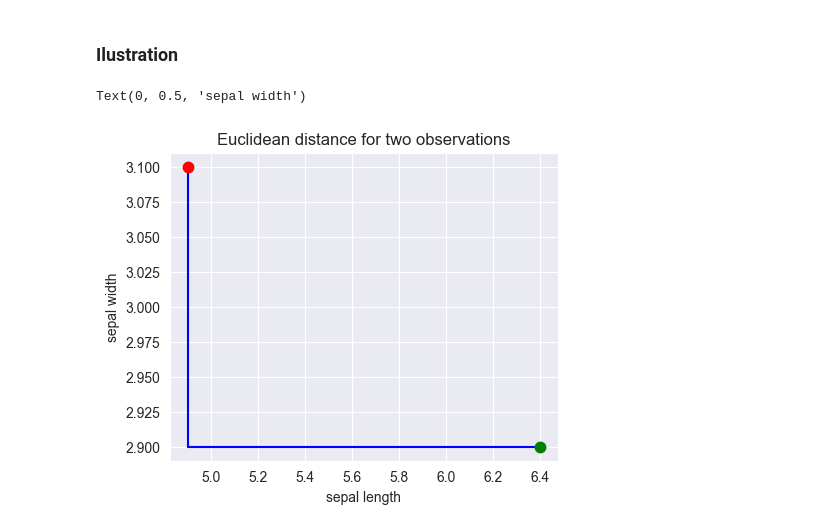
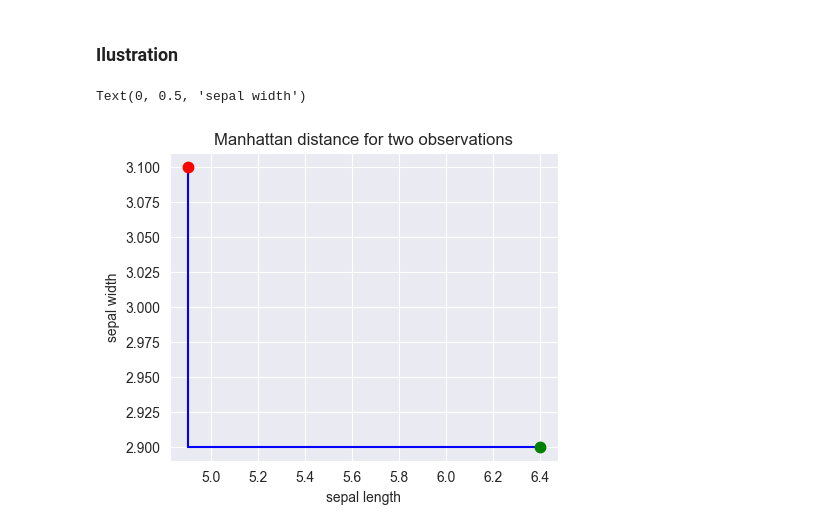
Before and after one commit to fernandohitmas/unstructured_data_mining, a Jupyter notebook: scripts/similarity_measures.ipynb, the cells around one changed output. Drawn from its saved outputs; the diff is of its cells as text; code cells hidden in the pictures.

Commit message:
Similarity Measures: Added Manhattan Distance

```diff
--- a/scripts/similarity_measures.ipynb
+++ b/scripts/similarity_measures.ipynb
@@ -148,20 +148,20 @@ np.float64(5.7)
 # %%
 fig, ax = plt.subplots(figsize=(5,4))
 
 ax.plot([obs10[0], obs10[0]], [obs10[1], obs75[1]], c='blue')
 ax.plot([obs10[0], obs75[0]], [obs75[1], obs75[1]], c='blue')
 
 x = [obs10[0]]
 y = np.array([[obs10[1]]])
 ax.plot(x, y, '.-', c='red', markersize=15)
 
 x = [obs75[0]]
 y = np.array([[obs75[1]]])
 ax.plot(x, y, '.-', c='green', markersize=15)
 
-ax.set_title('Euclidean distance for two observations')
+ax.set_title('Manhattan distance for two observations')
 ax.set_xlabel('sepal length')
 ax.set_ylabel('sepal width')
 # %% [output]
 Text(0, 0.5, 'sepal width')
-[figure, old version]
+[figure, new version]
```
